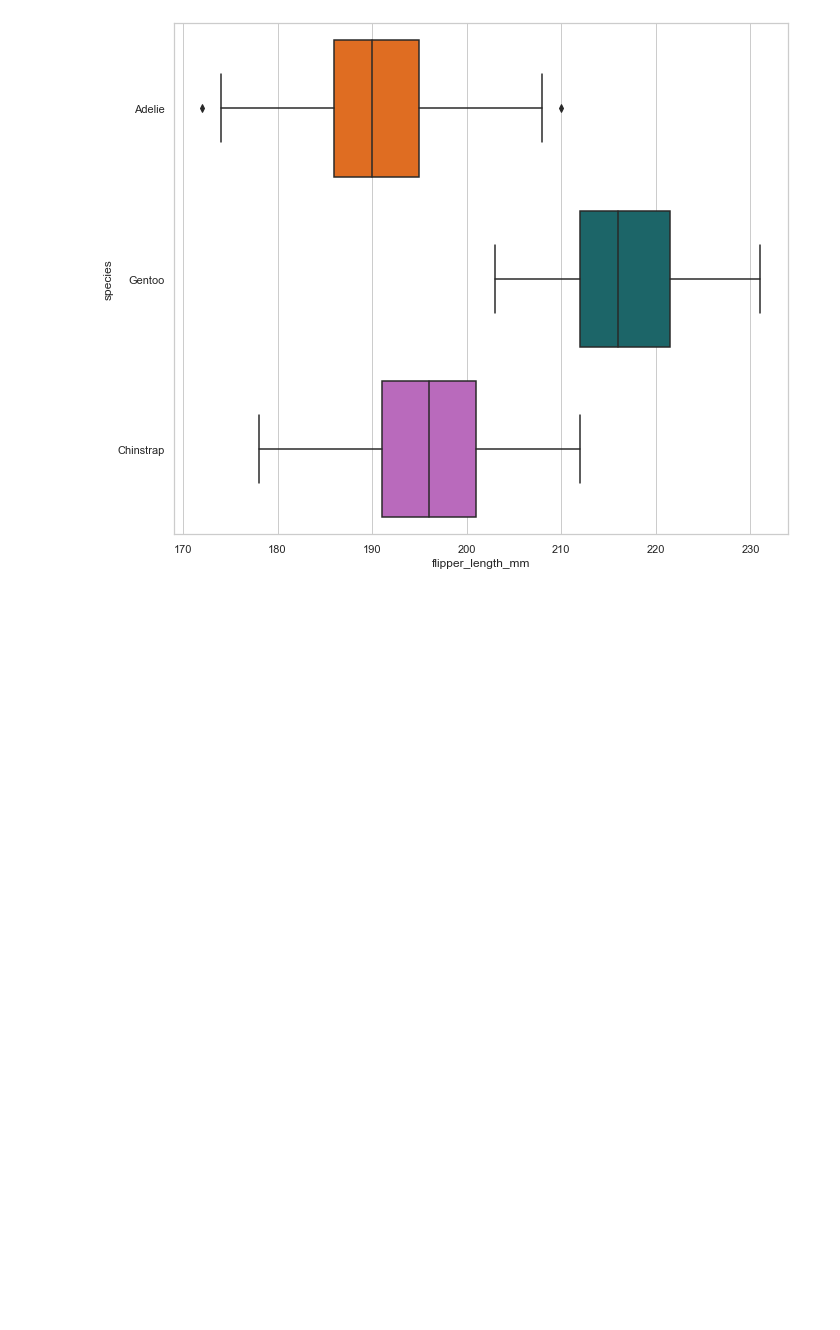
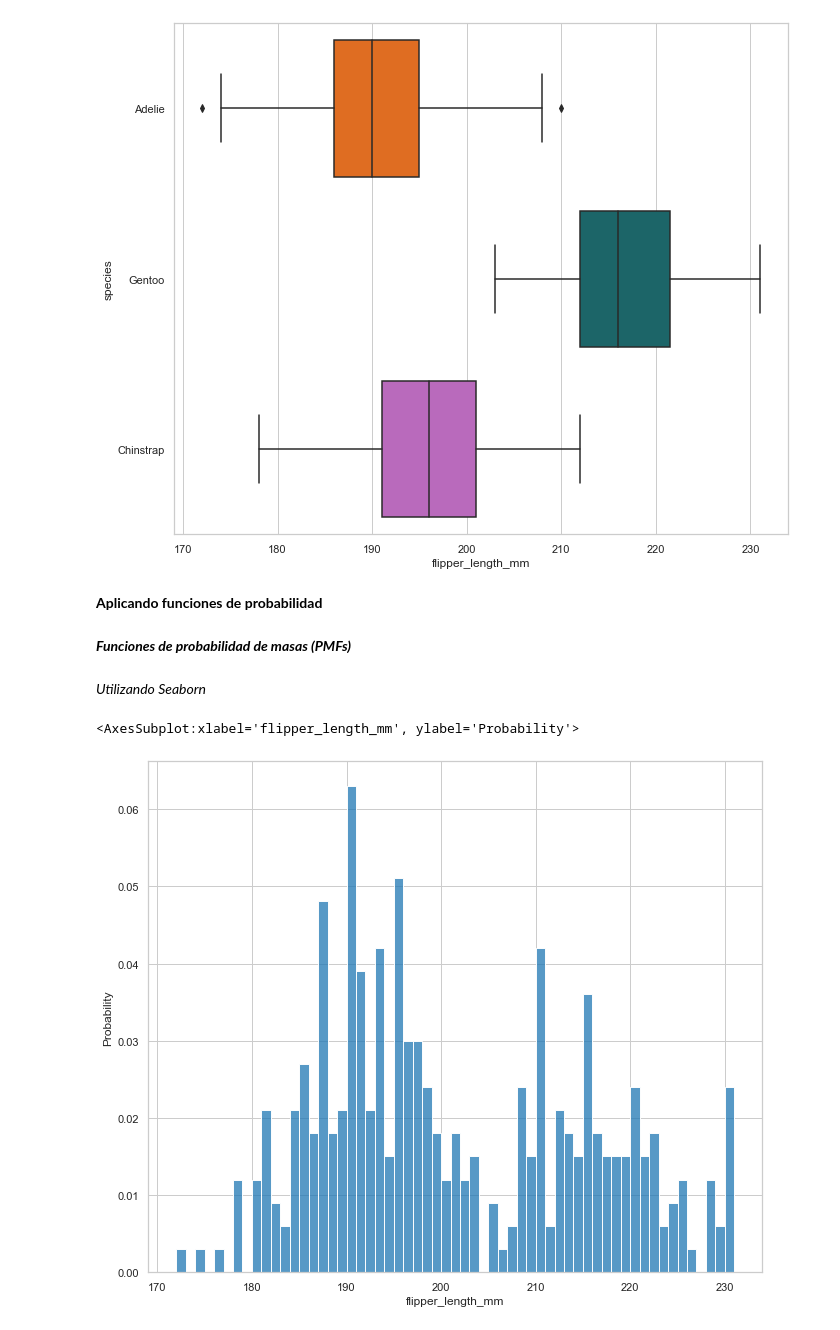
Before and after one commit to miguelfsosa/exploratory_analisis_penguin, a Jupyter notebook: Analisis_Exploratorio.ipynb, the cells around one changed output. Saved outputs shown, nothing was run; the diff lists cells and outputs as text; code cells hidden in the pictures; blank space fills up the shorter version.

```diff
--- a/Analisis_Exploratorio.ipynb
+++ b/Analisis_Exploratorio.ipynb
@@ -718,3 +719,19 @@ sns.boxplot(
 # %% [output]
 <AxesSubplot:xlabel='flipper_length_mm', ylabel='species'>
 [figure]
+# %% [markdown]
+**Aplicando funciones de probabilidad**
+# %% [markdown]
+***Funciones de probabilidad de masas (PMFs)***
+# %% [markdown]
+*Utilizando Seaborn*
+# %%
+sns.histplot(
+    data = process_penguin_df,
+    x = 'flipper_length_mm',
+    binwidth = 1,
+    stat = 'probability'  #Con este parámetro las barras ya no muestran el conteo sino que representan la probabilidad
+)
+# %% [output]
+<AxesSubplot:xlabel='flipper_length_mm', ylabel='Probability'>
+[figure, added]
```
Also changed, not shown: parts of 19 cells of this notebook, 2 other files.
